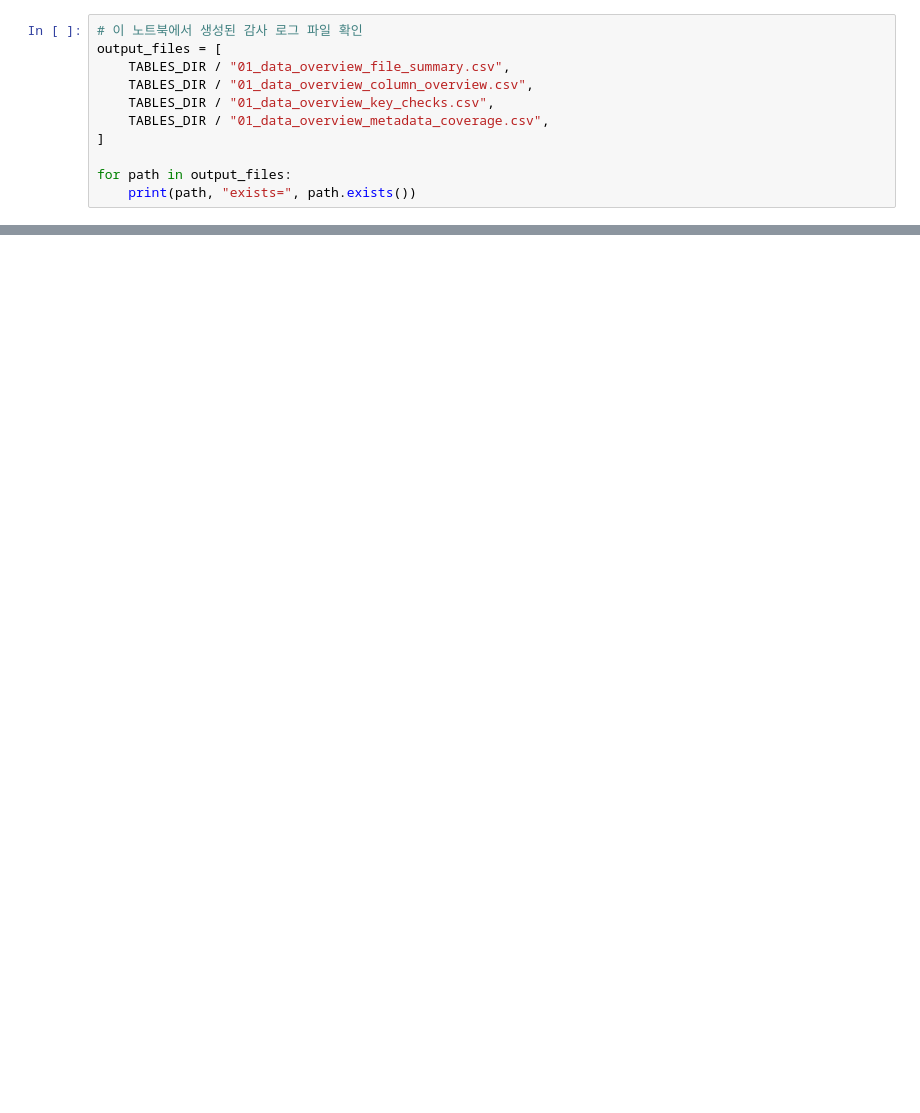
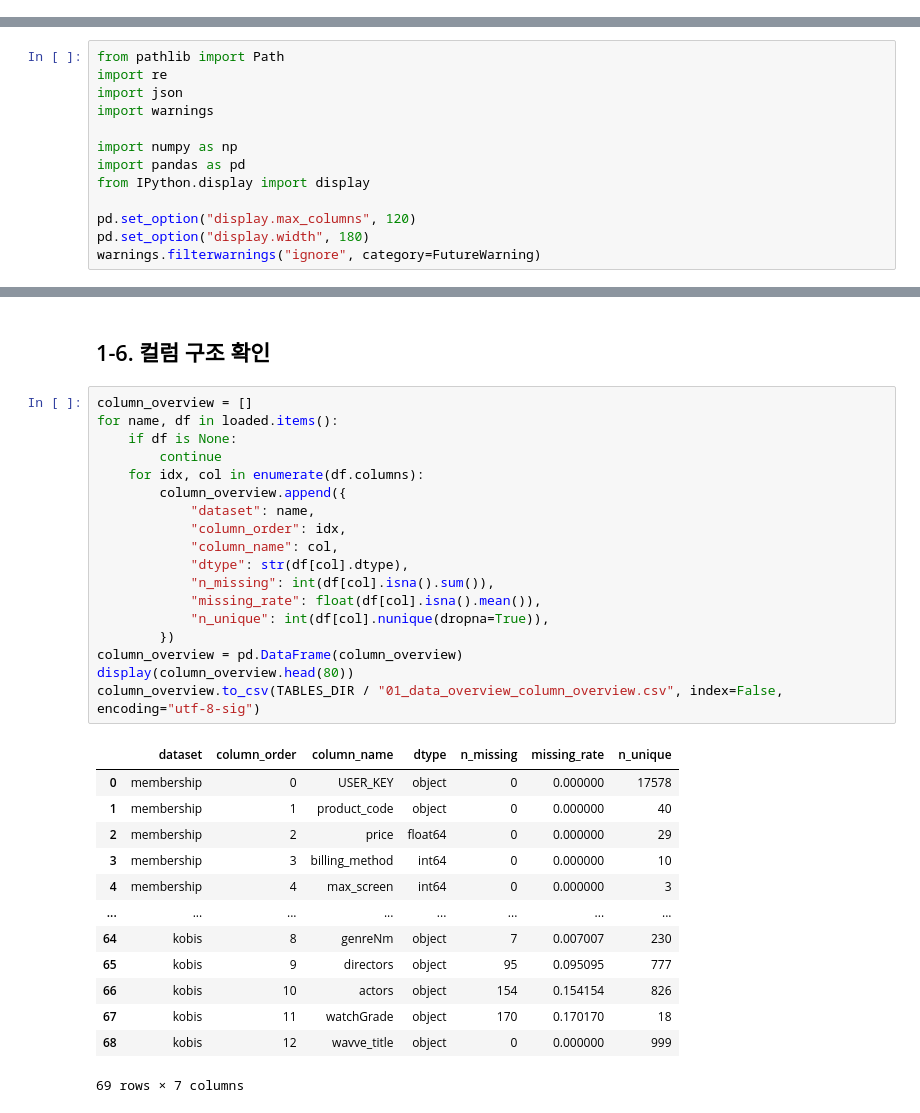
Before and after one commit to ingyeom-park/OTT_Churn_Modeling_AX, a Jupyter notebook: park.ingyeom/notebooks/01_data_overview.ipynb, the cells around one changed output, grey strips where cells are left out. Cells and saved outputs as stored; diff of their text form; blank space fills up the shorter version.

```diff
--- a/park.ingyeom/notebooks/01_data_overview.ipynb
+++ b/park.ingyeom/notebooks/01_data_overview.ipynb
@@ -635,11 +0,0 @@ key_checks_df.to_csv(TABLES_DIR / "01_data_overview_key_checks.csv", index=False
-# %%
-# 이 노트북에서 생성된 감사 로그 파일 확인
-output_files = [
-    TABLES_DIR / "01_data_overview_file_summary.csv",
-    TABLES_DIR / "01_data_overview_column_overview.csv",
-    TABLES_DIR / "01_data_overview_key_checks.csv",
-    TABLES_DIR / "01_data_overview_metadata_coverage.csv",
-]
-
-for path in output_files:
-    print(path, "exists=", path.exists())
@@ -645,0 +56,13 @@ for path in output_files:
+# %%
+from pathlib import Path
+import re
+import json
+import warnings
+
+import numpy as np
+import pandas as pd
+from IPython.display import display
+
+pd.set_option("display.max_columns", 120)
+pd.set_option("display.width", 180)
+warnings.filterwarnings("ignore", category=FutureWarning)
@@ -645,0 +294,34 @@ for path in output_files:
+# %% [markdown]
+## 1-6. 컬럼 구조 확인
+# %%
+column_overview = []
+for name, df in loaded.items():
+    if df is None:
+        continue
+    for idx, col in enumerate(df.columns):
+        column_overview.append({
+            "dataset": name,
+            "column_order": idx,
+            "column_name": col,
+            "dtype": str(df[col].dtype),
+            "n_missing": int(df[col].isna().sum()),
+            "missing_rate": float(df[col].isna().mean()),
+            "n_unique": int(df[col].nunique(dropna=True)),
+        })
+column_overview = pd.DataFrame(column_overview)
+display(column_overview.head(80))
+column_overview.to_csv(TABLES_DIR / "01_data_overview_column_overview.csv", index=False, encoding="utf-8-sig")
+# %% [output]
+|  | dataset | column_order | column_name | dtype | n_missing | missing_rate | n_unique |
+| 0 | membership | 0 | USER_KEY | object | 0 | 0.000000 | 17578 |
+| 1 | membership | 1 | product_code | object | 0 | 0.000000 | 40 |
+| 2 | membership | 2 | price | float64 | 0 | 0.000000 | 29 |
+| 3 | membership | 3 | billing_method | int64 | 0 | 0.000000 | 10 |
+| 4 | membership | 4 | max_screen | int64 | 0 | 0.000000 | 3 |
+| ... | ... | ... | ... | ... | ... | ... | ... |
+| 64 | kobis | 8 | genreNm | object | 7 | 0.007007 | 230 |
+| 65 | kobis | 9 | directors | object | 95 | 0.095095 | 777 |
+| 66 | kobis | 10 | actors | object | 154 | 0.154154 | 826 |
+| 67 | kobis | 11 | watchGrade | object | 170 | 0.170170 | 18 |
+| 68 | kobis | 12 | wavve_title | object | 0 | 0.000000 | 999 |
+69 rows × 7 columns
```
Also changed, not shown: parts of 66 cells of this notebook, 41 other files.
